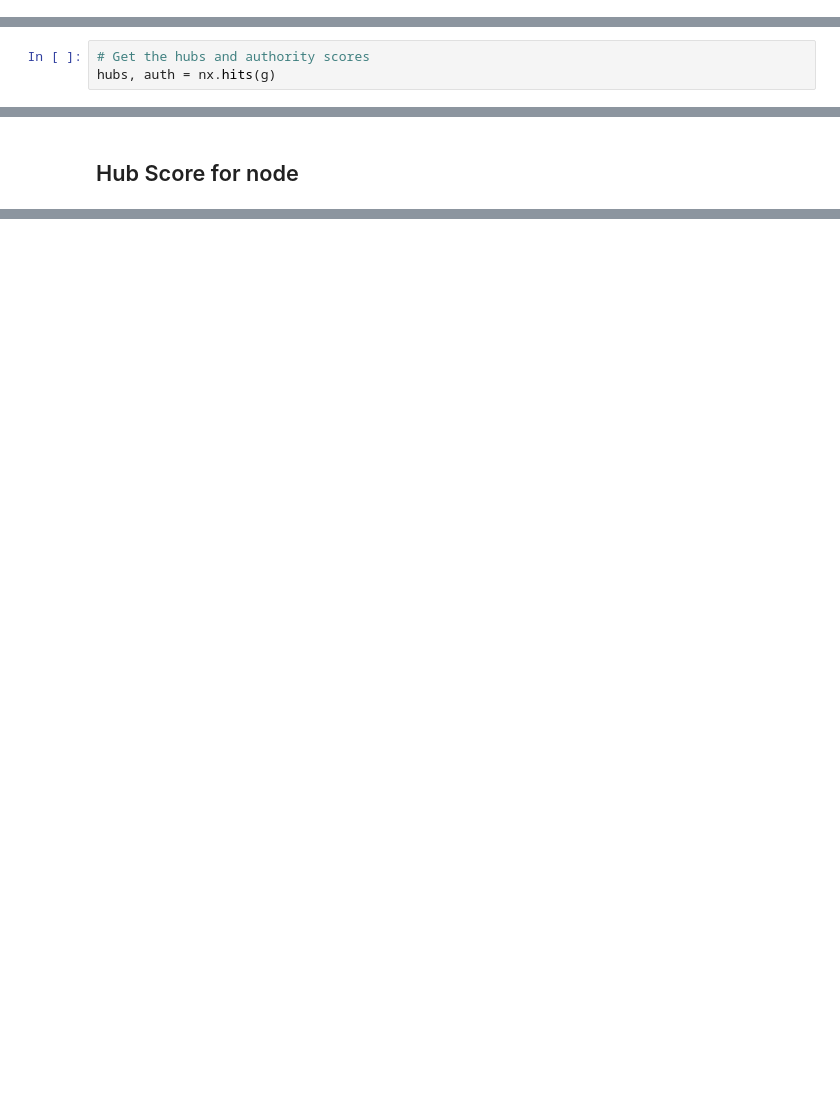
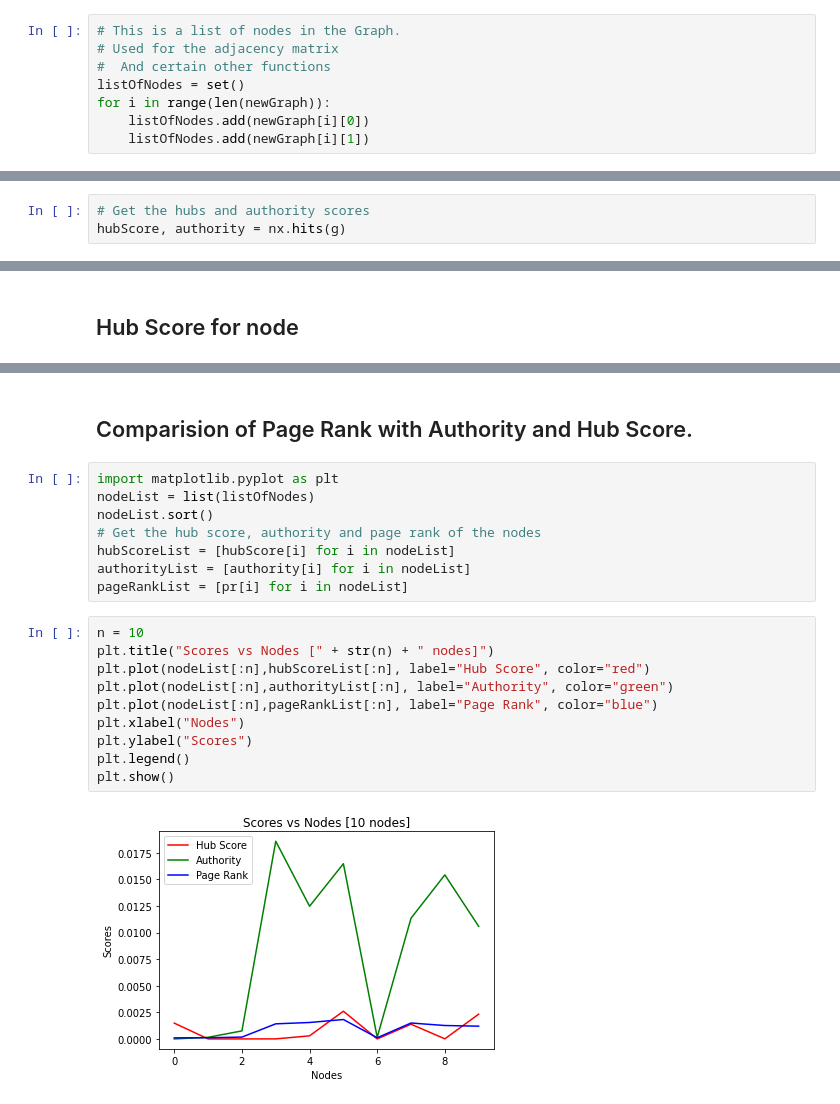
Before and after one commit to PritishWadhwa/CSE508_Winter2023_A3_16, a Jupyter notebook: Q2.ipynb, the cells around one changed output, grey strips where cells are left out. Drawn from its saved outputs; the diff is of its cells as text; blank space fills up the shorter version.

```diff
--- a/Q2.ipynb
+++ b/Q2.ipynb
@@ -11,6 +16,14 @@ file.close()
 newGraph = [i.split("\t") for i in graph]
 
 newGraph = [[int(j) for j in i] for i in newGraph]
+# %%
+# This is a list of nodes in the Graph.
+# Used for the adjacency matrix
+#  And certain other functions
+listOfNodes = set()
+for i in range(len(newGraph)):
+    listOfNodes.add(newGraph[i][0])
+    listOfNodes.add(newGraph[i][1])
 # %% [markdown]
 # Question 2
 # %% [markdown]
@@ -51,7 +64,7 @@ Node     Page Rank
 5537     0.00010061505853980175
 # %%
 # Get the hubs and authority scores
-hubs, auth = nx.hits(g)
+hubScore, authority = nx.hits(g)
 # %% [markdown]
 ## Authority of each node
 # %%
@@ -108,0 +122,22 @@ Node     Hub
+# %% [markdown]
+## Comparision of Page Rank with Authority and Hub Score.
+# %%
+import matplotlib.pyplot as plt
+nodeList = list(listOfNodes)
+nodeList.sort()
+# Get the hub score, authority and page rank of the nodes
+hubScoreList = [hubScore[i] for i in nodeList]
+authorityList = [authority[i] for i in nodeList]
+pageRankList = [pr[i] for i in nodeList]
+# %%
+n = 10
+plt.title("Scores vs Nodes [" + str(n) + " nodes]")
+plt.plot(nodeList[:n],hubScoreList[:n], label="Hub Score", color="red")
+plt.plot(nodeList[:n],authorityList[:n], label="Authority", color="green")
+plt.plot(nodeList[:n],pageRankList[:n], label="Page Rank", color="blue")
+plt.xlabel("Nodes")
+plt.ylabel("Scores")
+plt.legend()
+plt.show()
+# %% [output]
+[figure, added]
```
Also changed, not shown: parts of 11 cells of this notebook.
